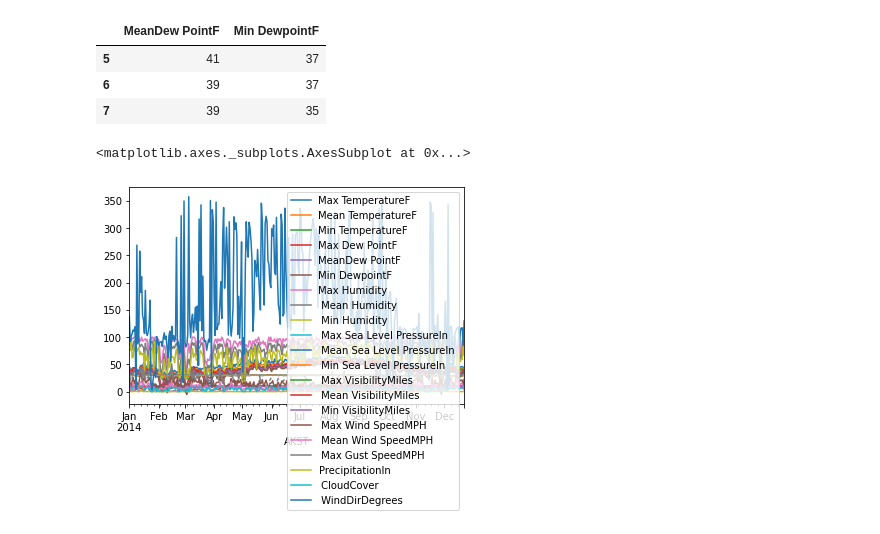
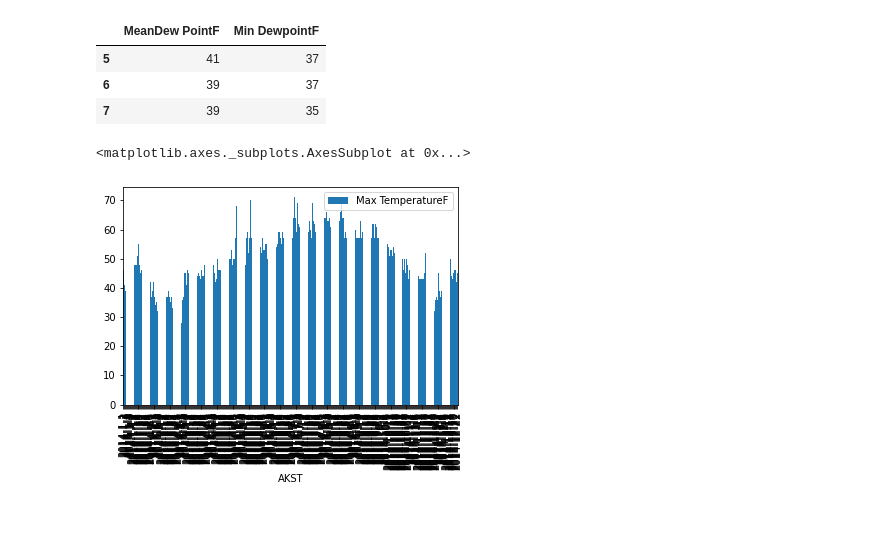
Before and after one commit to Ademola101/Data-visualization-, a Jupyter notebook: Data1.ipynb, the cells around one changed output. Cells and saved outputs as stored; diff of their text form; code cells hidden in the pictures.

```diff
--- a/Data1.ipynb
+++ b/Data1.ipynb
@@ -320,11 +337,11 @@ sitka_weather.iloc[5:8,5:7]
 | 5 | 41 | 37 |
 | 6 | 39 | 37 |
 | 7 | 39 | 35 |
-# %%
-sitka_weather.plot()
-# %% [output]
-<matplotlib.axes._subplots.AxesSubplot at 0x...>
-[figure, removed]
+# %%
+sitka_weather.plot(y="Max TemperatureF",x="AKST",kind="bar")
+# %% [output]
+<matplotlib.axes._subplots.AxesSubplot at 0x...>
+[figure, added]
 # %%
 sitka_weather["Max TemperatureF"].plot()
 #Theuse of index_col and pase dates makes the first index to be plottable as the x axis time
```
Also changed, not shown: parts of 20 cells of this notebook, 5 other files.
